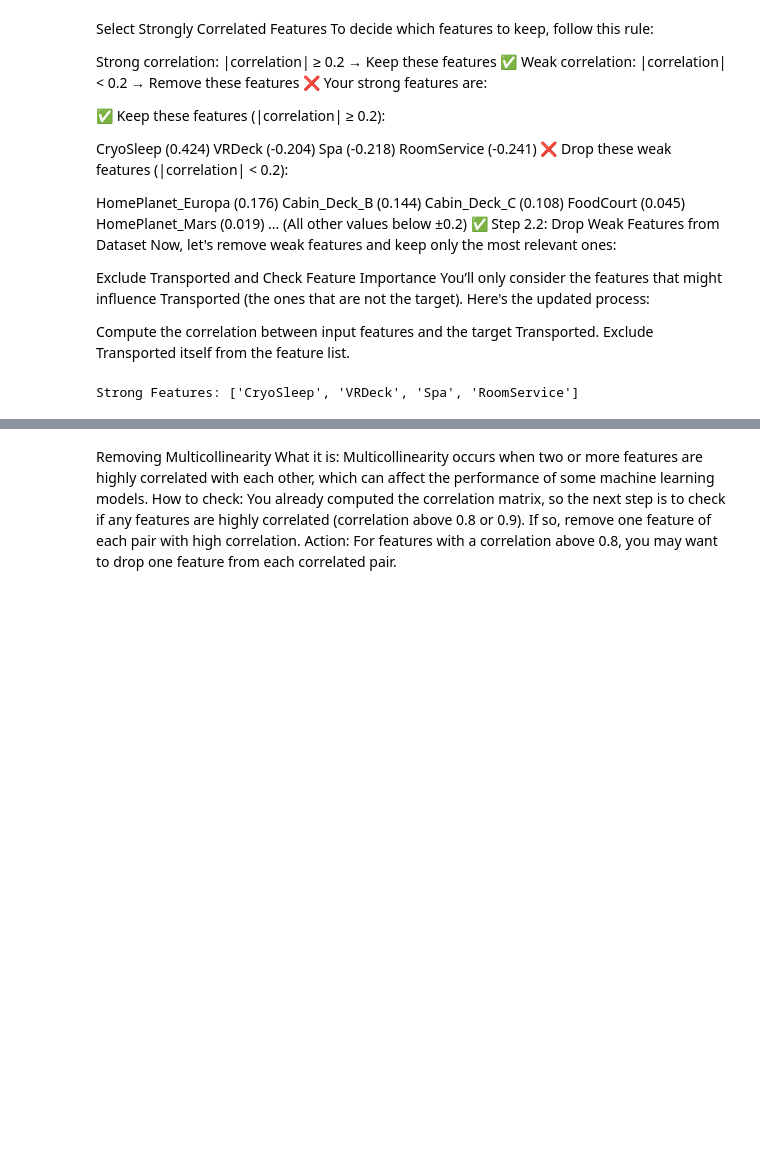
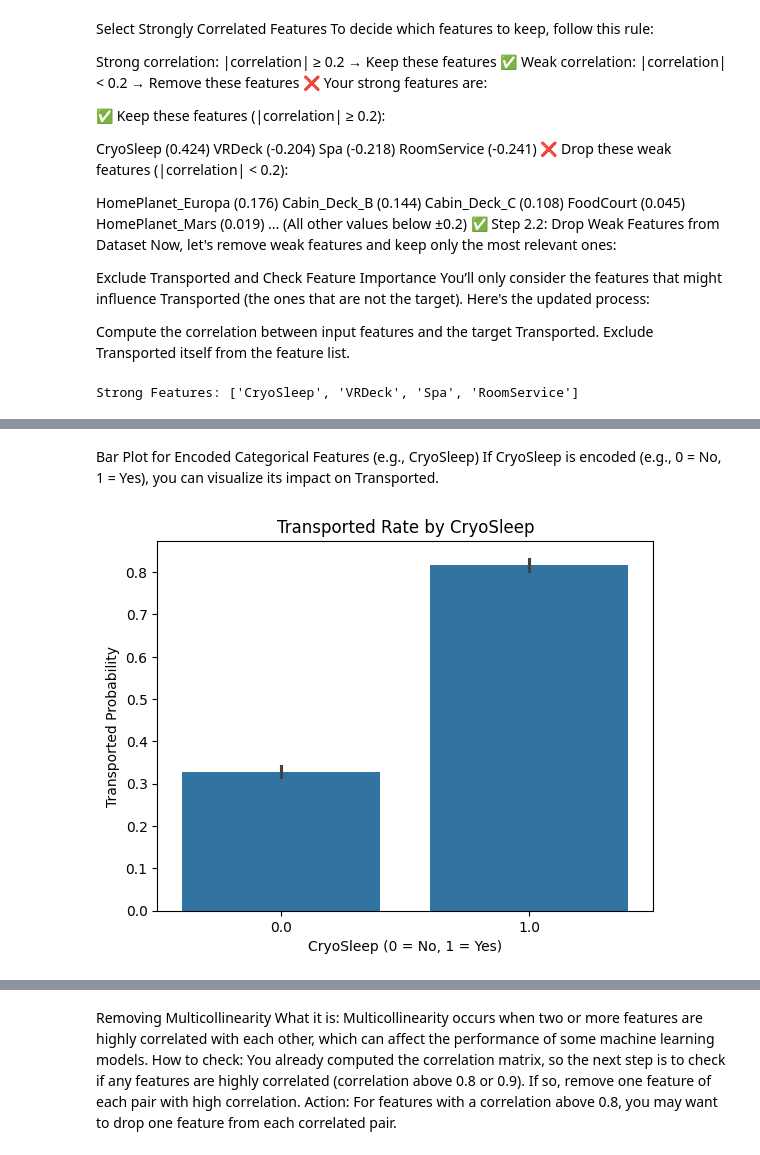
Before and after one commit to Azmain173/Spaceship-Titanic, a Jupyter notebook: Spaceship_Titanic.ipynb, the cells around one changed output, grey strips where cells are left out. Cells and saved outputs as stored; diff of their text form; code cells hidden in the pictures; blank space fills up the shorter version.

```diff
--- a/Spaceship_Titanic.ipynb
+++ b/Spaceship_Titanic.ipynb
@@ -366,0 +401,11 @@ Strong Features: ['CryoSleep', 'VRDeck', 'Spa', 'RoomService']
+# %% [markdown]
+ Bar Plot for Encoded Categorical Features (e.g., CryoSleep)
+If CryoSleep is encoded (e.g., 0 = No, 1 = Yes), you can visualize its impact on Transported.
+# %%
+sns.barplot(x=df["CryoSleep"], y=df["Transported"])
+plt.title("Transported Rate by CryoSleep")
+plt.xlabel("CryoSleep (0 = No, 1 = Yes)")
+plt.ylabel("Transported Probability")
+plt.show()
+# %% [output]
+[figure, added]
```
Also changed, not shown: parts of 13 cells of this notebook.
